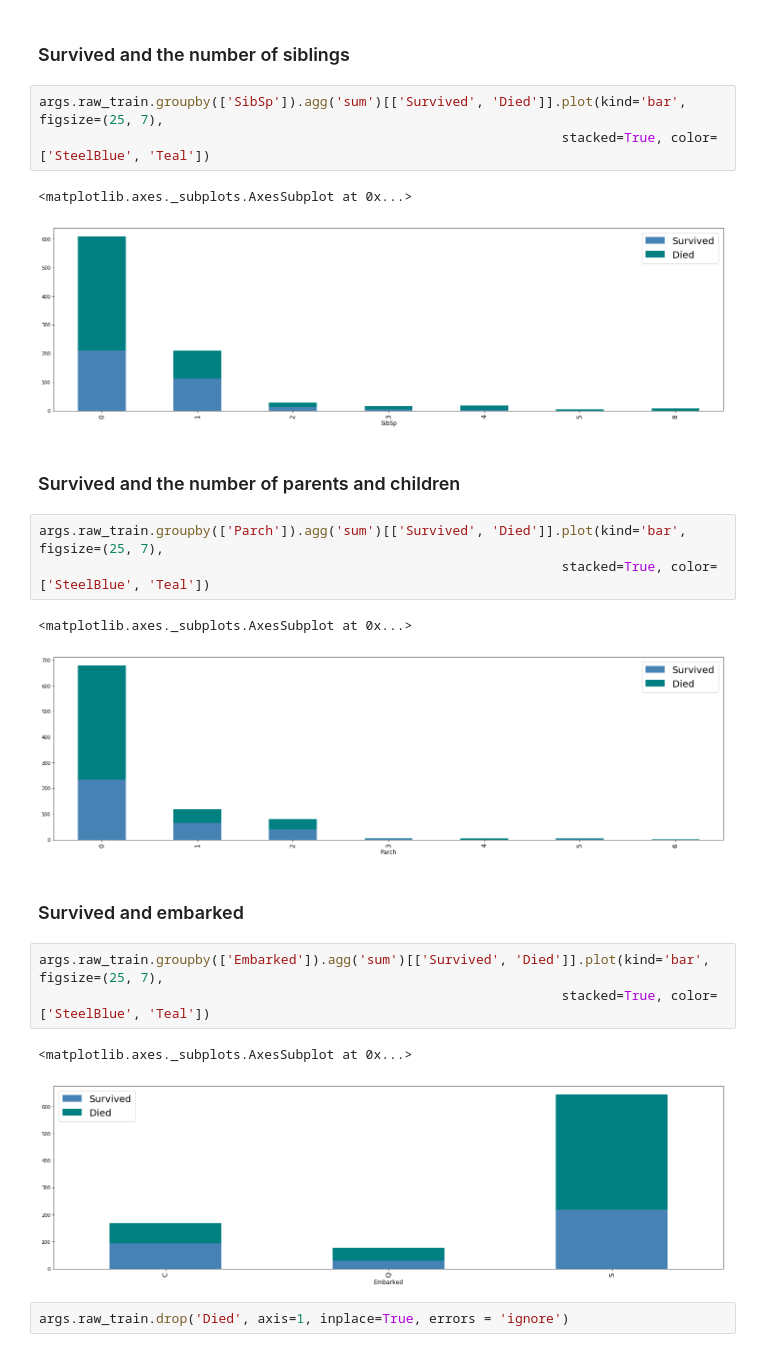
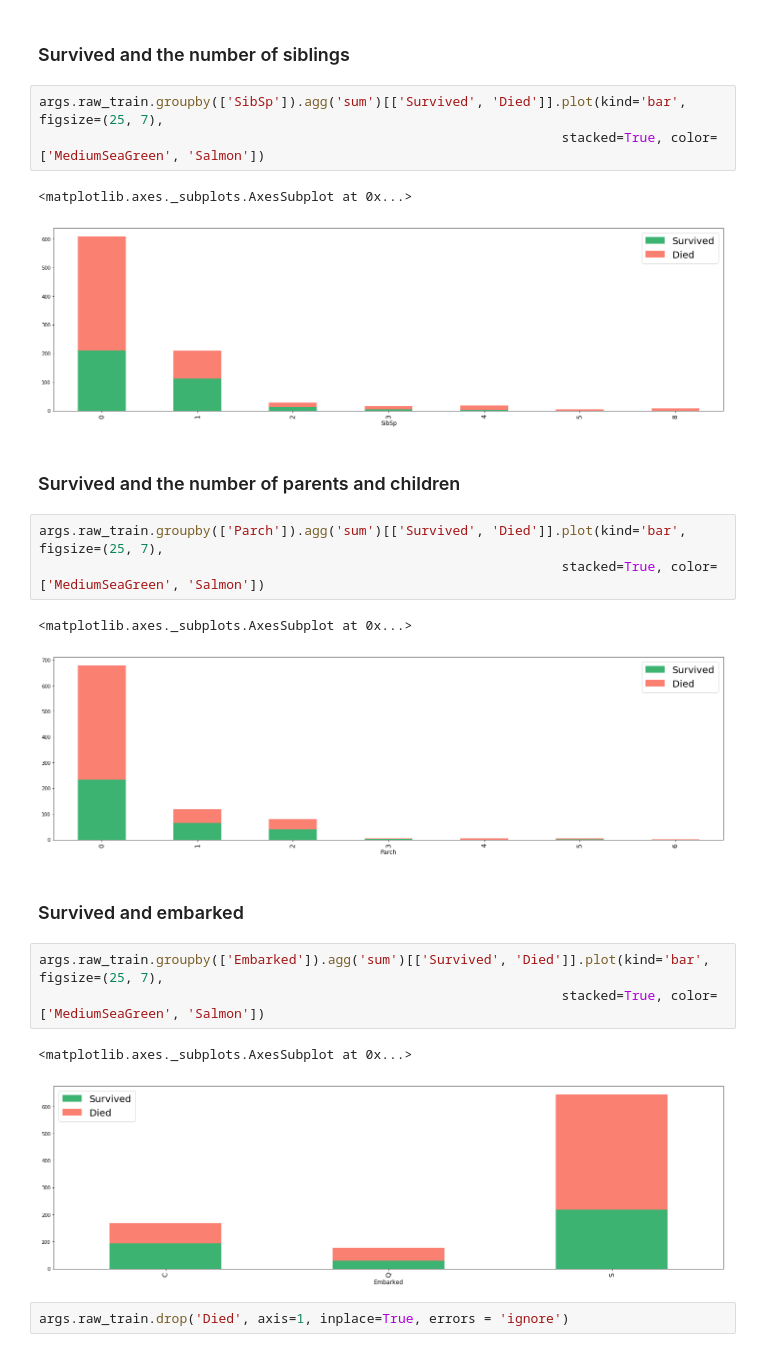
Before and after one commit to GlaIZier/titanic-prediction, a Jupyter notebook: notebooks/approach2.ipynb, the cells around one changed output. Cells and saved outputs as stored; diff of their text form.

```diff
--- a/notebooks/approach2.ipynb
+++ b/notebooks/approach2.ipynb
@@ -136,26 +136,26 @@ args.raw_train.groupby(['Pclass']).agg('sum')[['Survived', 'Died']].plot(kind='b
 ### Survived and the number of siblings
 # %%
 args.raw_train.groupby(['SibSp']).agg('sum')[['Survived', 'Died']].plot(kind='bar', figsize=(25, 7),
-                                                                   stacked=True, color=['SteelBlue', 'Teal'])
+                                                                   stacked=True, color=['MediumSeaGreen', 'Salmon'])
 # %% [output]
 <matplotlib.axes._subplots.AxesSubplot at 0x...>
-[figure, old version]
+[figure, new version]
 # %% [markdown]
 ### Survived and the number of parents and children
 # %%
 args.raw_train.groupby(['Parch']).agg('sum')[['Survived', 'Died']].plot(kind='bar', figsize=(25, 7),
-                                                                   stacked=True, color=['SteelBlue', 'Teal'])
+                                                                   stacked=True, color=['MediumSeaGreen', 'Salmon'])
 # %% [output]
 <matplotlib.axes._subplots.AxesSubplot at 0x...>
-[figure, old version]
+[figure, new version]
 # %% [markdown]
 ### Survived and embarked
 # %%
 args.raw_train.groupby(['Embarked']).agg('sum')[['Survived', 'Died']].plot(kind='bar', figsize=(25, 7),
-                                                                   stacked=True, color=['SteelBlue', 'Teal'])
+                                                                   stacked=True, color=['MediumSeaGreen', 'Salmon'])
 # %% [output]
 <matplotlib.axes._subplots.AxesSubplot at 0x...>
-[figure, old version]
+[figure, new version]
 # %%
 args.raw_train.drop('Died', axis=1, inplace=True, errors = 'ignore')
 # %% [markdown]
```
Also changed, not shown: parts of 8 cells of this notebook.
